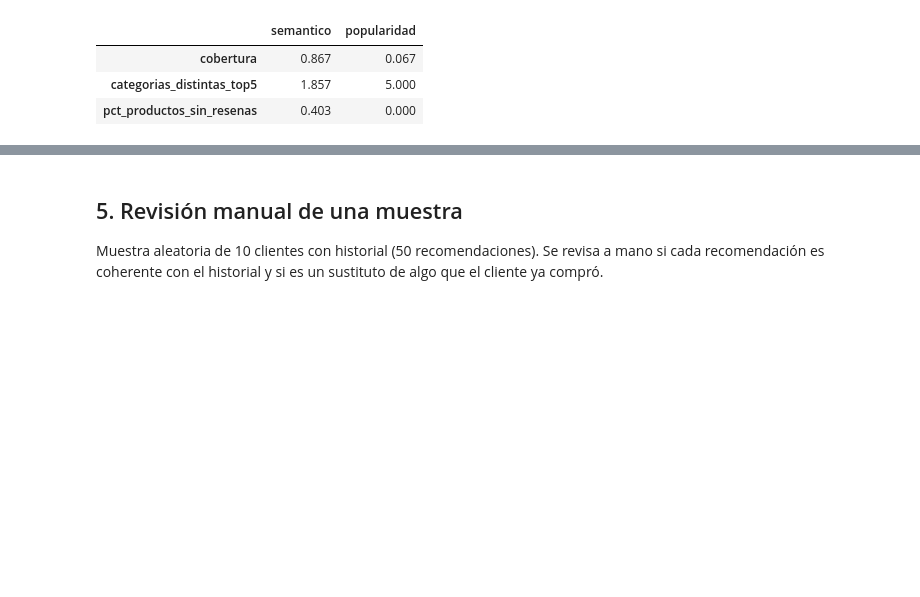
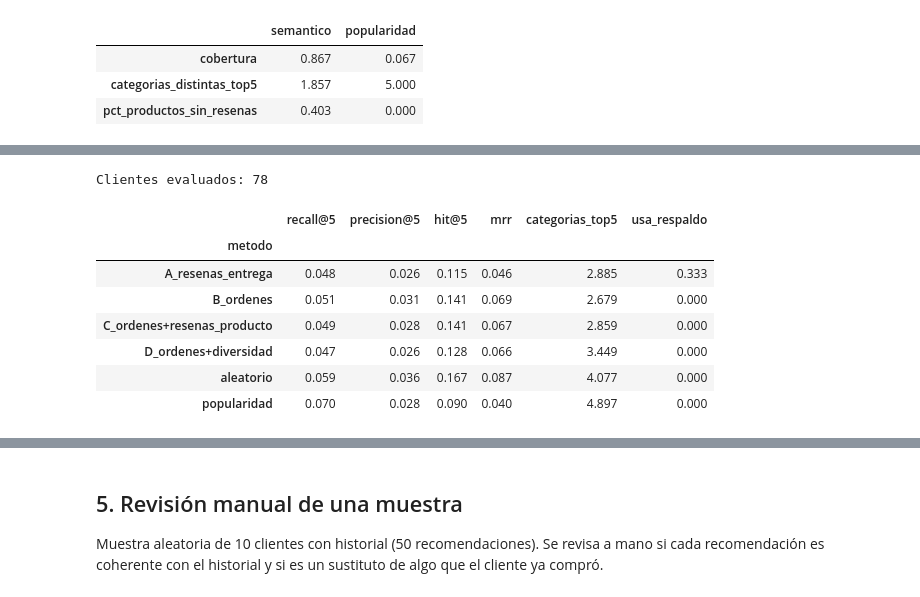
Before and after one commit to dsbferris/mineria-web-2026-2, a Jupyter notebook: sesion-de-clase-12/notebooks/01_evidencia_informe.ipynb, the cells around one changed output, grey strips where cells are left out. Saved outputs shown, nothing was run; the diff lists cells and outputs as text; code cells hidden in the pictures; blank space fills up the shorter version.

```diff
--- a/sesion-de-clase-12/notebooks/01_evidencia_informe.ipynb
+++ b/sesion-de-clase-12/notebooks/01_evidencia_informe.ipynb
@@ -278,0 +367,77 @@ Recomendaciones semánticas en una categoría ya comprada: 83.5%
+# %%
+def recomendar_hist(hist_ids, pesos, excluir, n=5, max_por_categoria=None):
+    if len(hist_ids) == 0:
+        return None
+    v = (np.asarray(pesos, dtype=float)[:, None] * E[[pos[x] for x in hist_ids]]).sum(axis=0)
+    v /= np.linalg.norm(v)
+    salida, por_cat = [], {}
+    for i in np.argsort(-(E @ v)):
+        x = ids[i]
+        if x in excluir or (max_por_categoria and por_cat.get(categoria[x], 0) >= max_por_categoria):
+            continue
+        salida.append(x)
+        por_cat[categoria[x]] = por_cat.get(categoria[x], 0) + 1
+        if len(salida) == n:
+            break
+    return salida
+
+
+def populares_antes(corte, excluir, n=5):
+    conteo = orden_items[orden_items["fecha"] < corte]["producto_id"].value_counts()
+    orden = list(conteo.index) + [x for x in ids if x not in conteo.index]
+    return [x for x in orden if x not in excluir][:n]
+
+
+ordenes = (orden_items.groupby(["cliente_id", "orden_id", "fecha"])["producto_id"].apply(set)
+           .reset_index().sort_values(["fecha", "orden_id"]))
+rng = random.Random(SEMILLA)
+filas, afinidad = [], []
+for cid, g in ordenes.groupby("cliente_id"):
+    if len(g) < 2:
+        continue
+    ultima, corte = g.iloc[-1], g.iloc[-1]["fecha"]
+    previas = orden_items[(orden_items["cliente_id"] == cid) & orden_items["orden_id"].isin(g.iloc[:-1]["orden_id"])]
+    ya = set(previas["producto_id"])
+    relevantes = ultima["producto_id"] - ya
+    if not relevantes:
+        continue
+    he = resenas[(resenas["cliente_id"] == cid) & (resenas["fecha"] < corte)]
+    hp = resenas_producto[(resenas_producto["cliente_id"] == cid) & (resenas_producto["fecha"] < corte)]
+    fuentes = {
+        "A_resenas_entrega": (he["producto_id"].tolist(), he["calificacion"].tolist(), None),
+        "B_ordenes": (previas["producto_id"].tolist(), previas["cantidad"].tolist(), None),
+        "C_ordenes+resenas_producto": (previas["producto_id"].tolist() + hp["producto_id"].tolist(),
+                                       previas["cantidad"].tolist() + (hp["calificacion"] / 5).tolist(), None),
+        "D_ordenes+diversidad": (previas["producto_id"].tolist(), previas["cantidad"].tolist(), 2),
+    }
+    candidatos = {}
+    for k, (h, w, mx) in fuentes.items():
+        r = recomendar_hist(h, w, ya, max_por_categoria=mx)
+        candidatos[k] = (r or populares_antes(corte, ya), r is None)
+    candidatos["popularidad"] = (populares_antes(corte, ya), False)
+    candidatos["aleatorio"] = (rng.sample([x for x in ids if x not in ya], 5), False)
+    for k, (r, frio) in candidatos.items():
+        aciertos = len(set(r) & relevantes)
+        filas.append({"metodo": k, "cliente_id": cid, "recall@5": aciertos / len(relevantes), "precision@5": aciertos / 5,
+                      "hit@5": float(aciertos > 0),
+                      "mrr": next((1 / (i + 1) for i, x in enumerate(r) if x in relevantes), 0.0),
+                      "categorias_top5": len({categoria[x] for x in r}), "usa_respaldo": frio})
+    # ¿la siguiente compra repite categorías ya compradas más de lo que haría el azar?
+    cats_previas = {categoria[x] for x in ya}
+    no_comprados = [x for x in ids if x not in ya]
+    afinidad.append({"observado": np.mean([categoria[x] in cats_previas for x in relevantes]),
+                     "azar": np.mean([categoria[x] in cats_previas for x in no_comprados])})
+
+eval_api = pd.DataFrame(filas)
+print("Clientes evaluados:", eval_api["cliente_id"].nunique())
+eval_api.groupby("metodo")[["recall@5", "precision@5", "hit@5", "mrr", "categorias_top5", "usa_respaldo"]].mean().round(3)
+# %% [output]
+Clientes evaluados: 78
+|  | recall@5 | precision@5 | hit@5 | mrr | categorias_top5 | usa_respaldo |
+| metodo |  |  |  |  |  |  |
+| A_resenas_entrega | 0.048 | 0.026 | 0.115 | 0.046 | 2.885 | 0.333 |
+| B_ordenes | 0.051 | 0.031 | 0.141 | 0.069 | 2.679 | 0.000 |
+| C_ordenes+resenas_producto | 0.049 | 0.028 | 0.141 | 0.067 | 2.859 | 0.000 |
+| D_ordenes+diversidad | 0.047 | 0.026 | 0.128 | 0.066 | 3.449 | 0.000 |
+| aleatorio | 0.059 | 0.036 | 0.167 | 0.087 | 4.077 | 0.000 |
+| popularidad | 0.070 | 0.028 | 0.090 | 0.040 | 4.897 | 0.000 |
```
Also changed, not shown: parts of 8 cells of this notebook, 3 other files.
